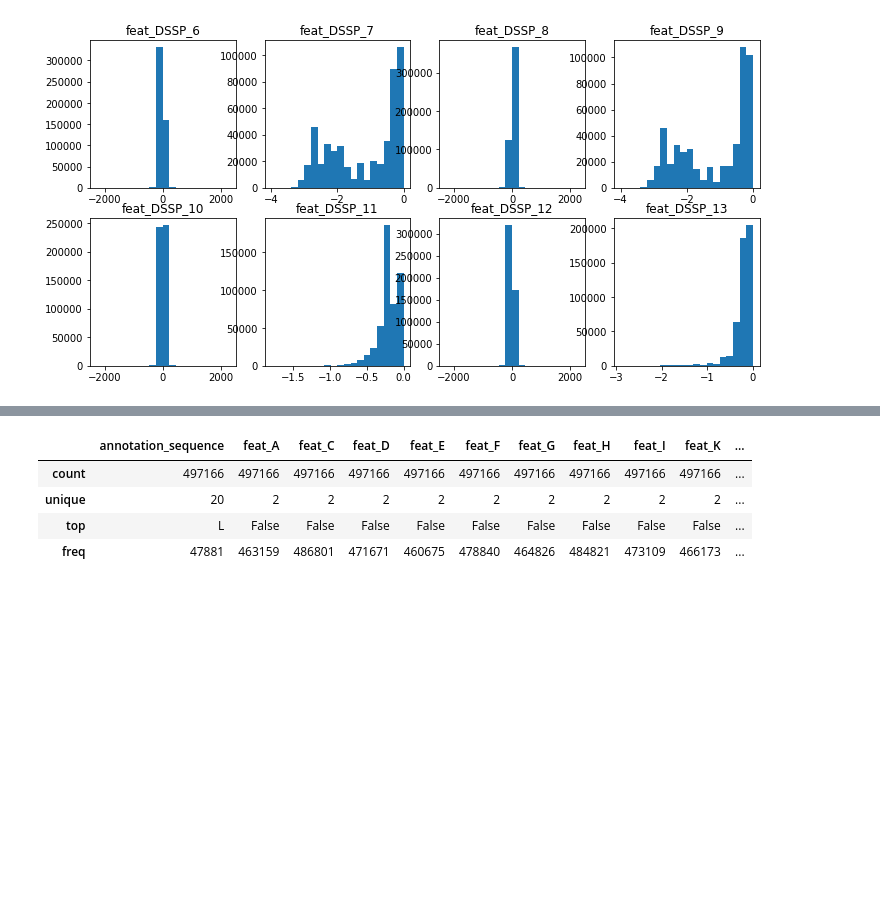
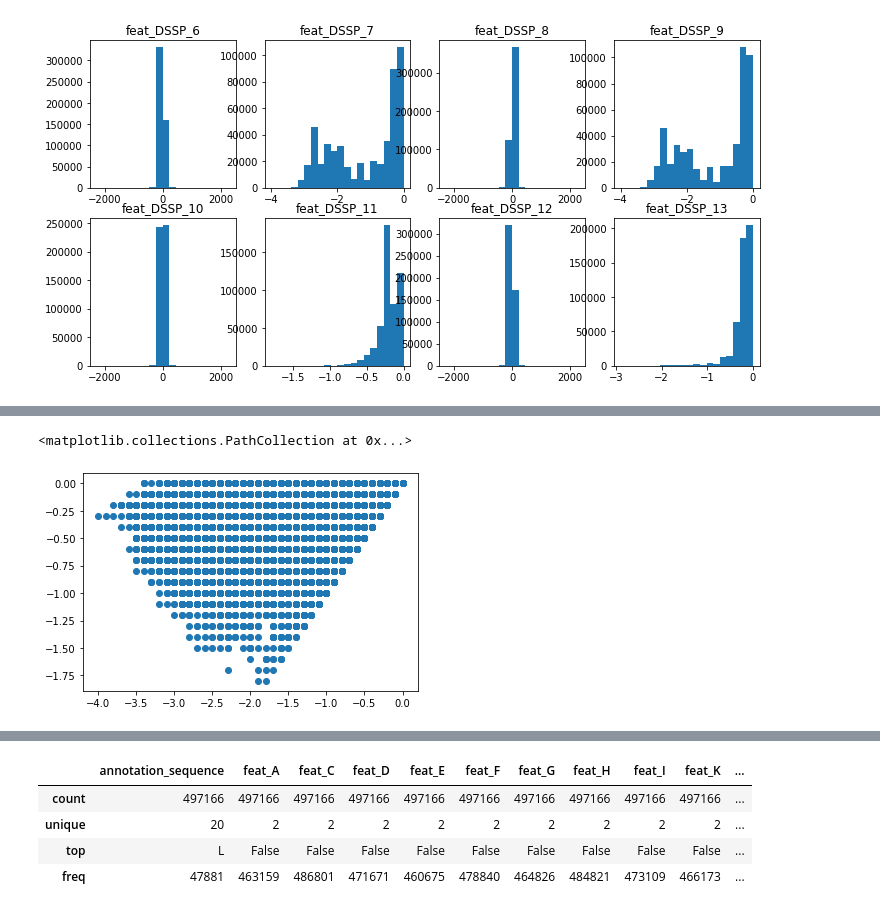
Before and after one commit to Peter-Hou/Predicting-Drug-Binding-Sites-in-Human-Proteins, a Jupyter notebook: model building/Predicting_Drug_Binding_Sites_in_Human_Proteins.ipynb, the cells around one changed output, grey strips where cells are left out. Cells and saved outputs as stored; diff of their text form; code cells hidden in the pictures; blank space fills up the shorter version.

```diff
--- a/model building/Predicting_Drug_Binding_Sites_in_Human_Proteins.ipynb
+++ b/model building/Predicting_Drug_Binding_Sites_in_Human_Proteins.ipynb
@@ -261,0 +266,5 @@ plt.show()
+# %%
+plt.scatter(df_train['feat_DSSP_7'], df_train['feat_DSSP_11'])
+# %% [output]
+<matplotlib.collections.PathCollection at 0x...>
+[figure, added]
```
Also changed, not shown: parts of 25 cells of this notebook.
